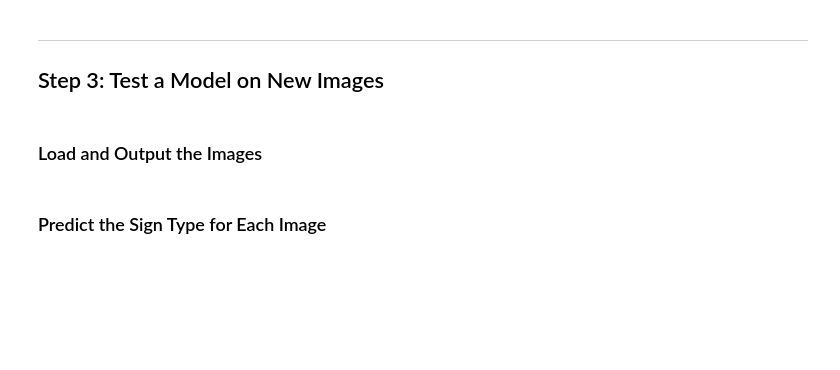
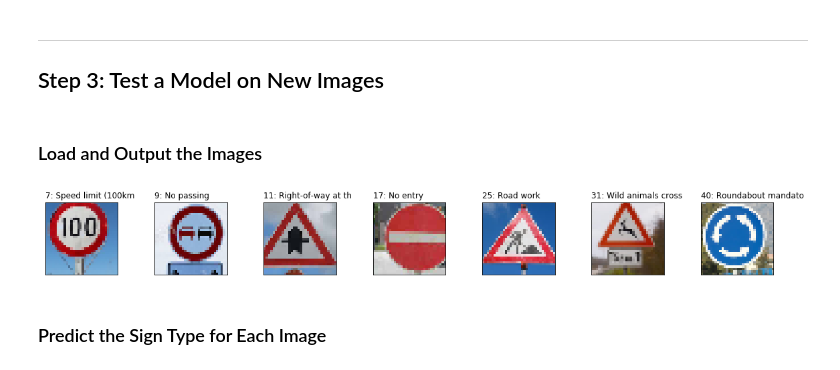
Before and after one commit to liamondrop/traffic-sign-classifier, a Jupyter notebook: Traffic_Sign_Classifier.ipynb, the cells around one changed output. Drawn from its saved outputs; the diff is of its cells as text; code cells hidden in the pictures; blank space fills up the shorter version.

```diff
--- a/Traffic_Sign_Classifier.ipynb
+++ b/Traffic_Sign_Classifier.ipynb
@@ -148,7 +153,7 @@ for index in rand_indices:
 import tensorflow as tf
 from tensorflow.contrib.layers import flatten
 
-EPOCHS = 50
+EPOCHS = 100
 BATCH_SIZE = 256
 
 # Store layers weight & bias
@@ -265,5 +270,5 @@ with tf.Session() as sess:
         print("Validation Accuracy = {:.3f}".format(validation_accuracy))
         print()
 
-    saver.save(sess, './dataset/tsc')
+    saver.save(sess, './dataset/model.ckpt')
     print("Model saved")
@@ -284,16 +314,18 @@ with tf.Session() as sess:
 # %%
 sign_classes = np.array([7, 9, 11, 17, 25, 31, 40])
 n_signs = len(sign_classes)
 sign_data = np.empty((n_signs,32,32,3), dtype=np.uint8)
 sign_path = "./signs/{}.jpg"
 
 plt.figure(figsize=(20,2))
 for i, label in enumerate(sign_classes):
     sign = cv2.cvtColor(cv2.imread(sign_path.format(label), cv2.IMREAD_COLOR), cv2.COLOR_BGR2RGB)
     sign_data[i] = cv2.resize(sign, (32,32))
     plt.subplot(1, n_signs, i+1, xticks=[], yticks=[])
-    plt.imshow(sign)
+    plt.imshow(sign_data[i])
     plt.title("{}: {}".format(label, class_labels[str(label)][:18]), loc="left")
 plt.show()
+# %% [output]
+[figure, added]
 # %% [markdown]
 ### Predict the Sign Type for Each Image
```
Also changed, not shown: parts of 12 cells of this notebook.
